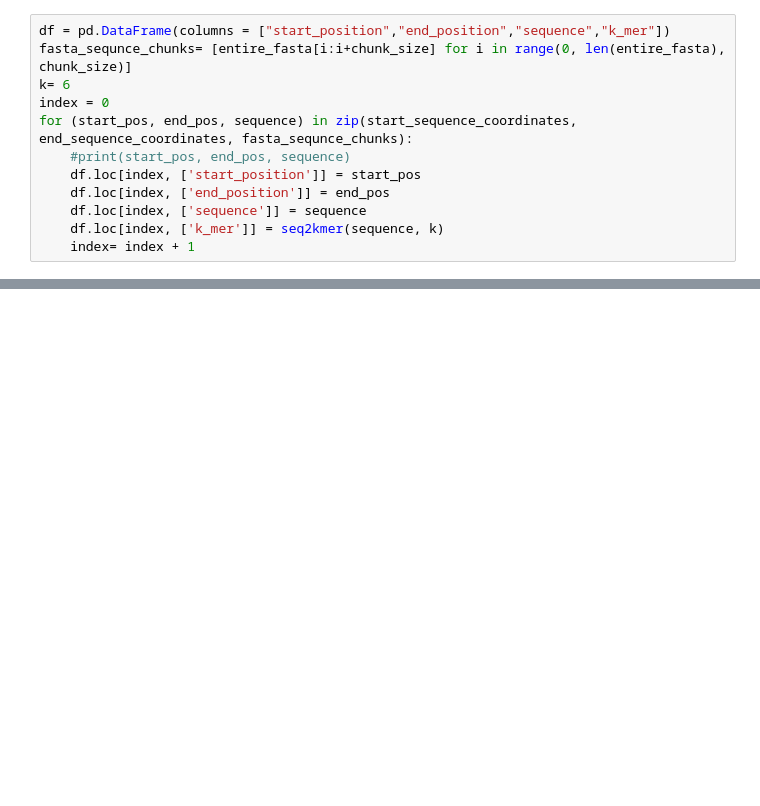
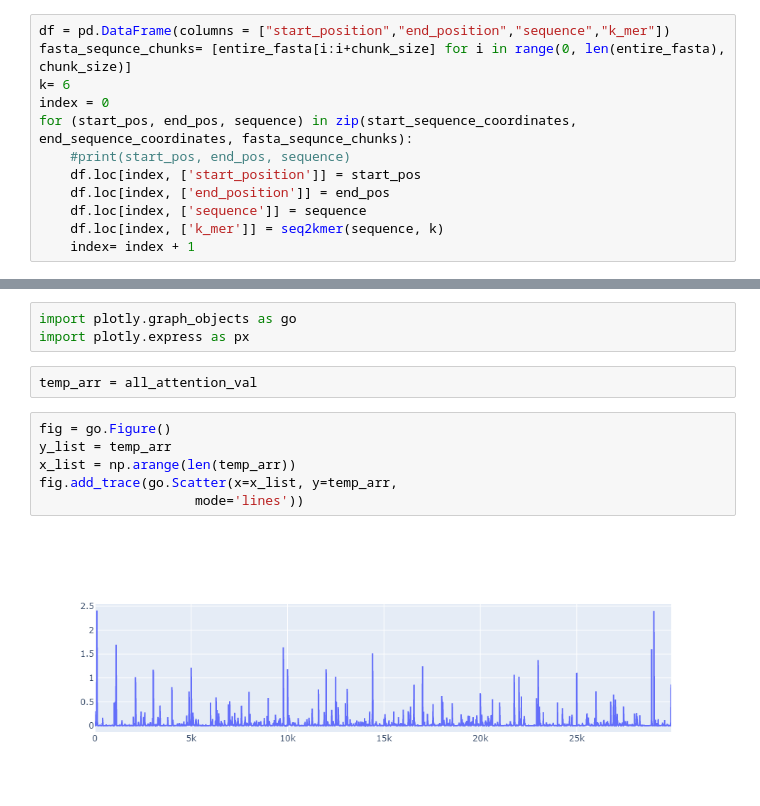
Before and after one commit to duttaprat/Postdoc, a Jupyter notebook: preprocessing/notebooks_scripts/SARS_CoV_2_K_mer.ipynb, the cells around one changed output, grey strips where cells are left out. Cells and saved outputs as stored; diff of their text form; blank space fills up the shorter version.

```diff
--- a/preprocessing/notebooks_scripts/SARS_CoV_2_K_mer.ipynb
+++ b/preprocessing/notebooks_scripts/SARS_CoV_2_K_mer.ipynb
@@ -82,0 +130,13 @@ df.to_csv(output_path+"SARS_CoV_2_kmer_sequence.csv", index=False)
+# %%
+import plotly.graph_objects as go
+import plotly.express as px
+# %%
+temp_arr = all_attention_val
+# %%
+fig = go.Figure()
+y_list = temp_arr
+x_list = np.arange(len(temp_arr))
+fig.add_trace(go.Scatter(x=x_list, y=temp_arr,
+                    mode='lines'))
+# %% [output]
+[figure, added]
```
Also changed, not shown: parts of 15 cells of this notebook, 14 other files.
